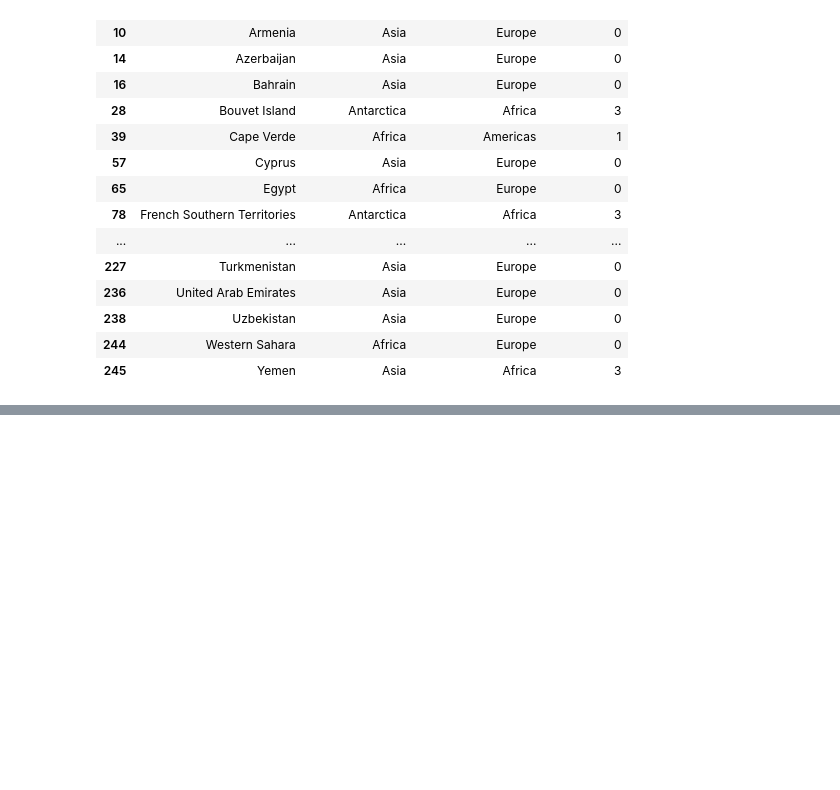
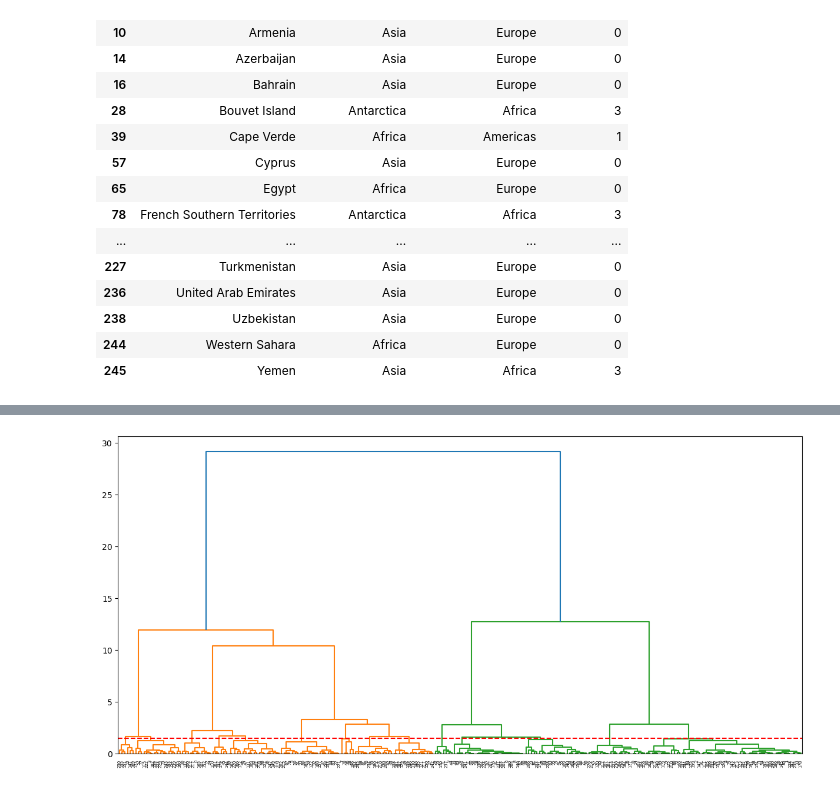
Before and after one commit to Syaza777/Clustering, a Jupyter notebook: Clustering.ipynb, the cells around one changed output, grey strips where cells are left out. Saved outputs shown, nothing was run; the diff lists cells and outputs as text; code cells hidden in the pictures; blank space fills up the shorter version.

```diff
--- a/Clustering.ipynb
+++ b/Clustering.ipynb
@@ -430,0 +489,10 @@ In this lab, the Hierarchical clustering algorithm is applied to group countries
+# %%
+import scipy.cluster.hierarchy as sch
+# This will color the 5 clusters for you automatically
+plt.figure(figsize=(15, 7))
+# Generate the dendogram
+dend = sch.dendrogram(sch.linkage(x2, method = 'ward'))
+plt.axhline(y=1.5, color='r', linestyle='--') # This draws the "cut" line
+plt.show()
+# %% [output]
+[figure, added]
```
Also changed, not shown: parts of 11 cells of this notebook, 1 other file.
